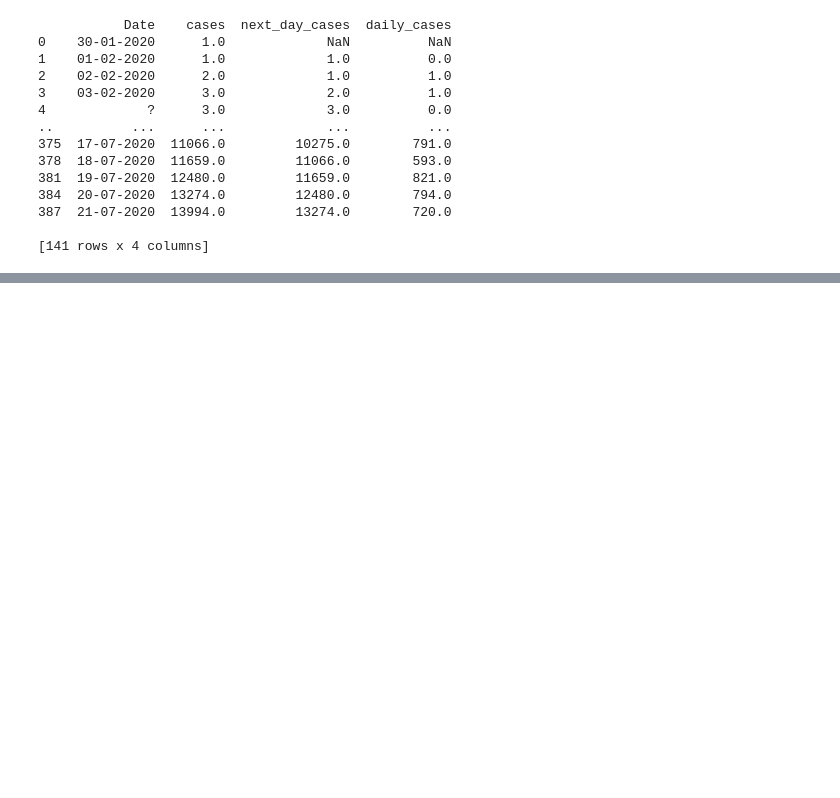
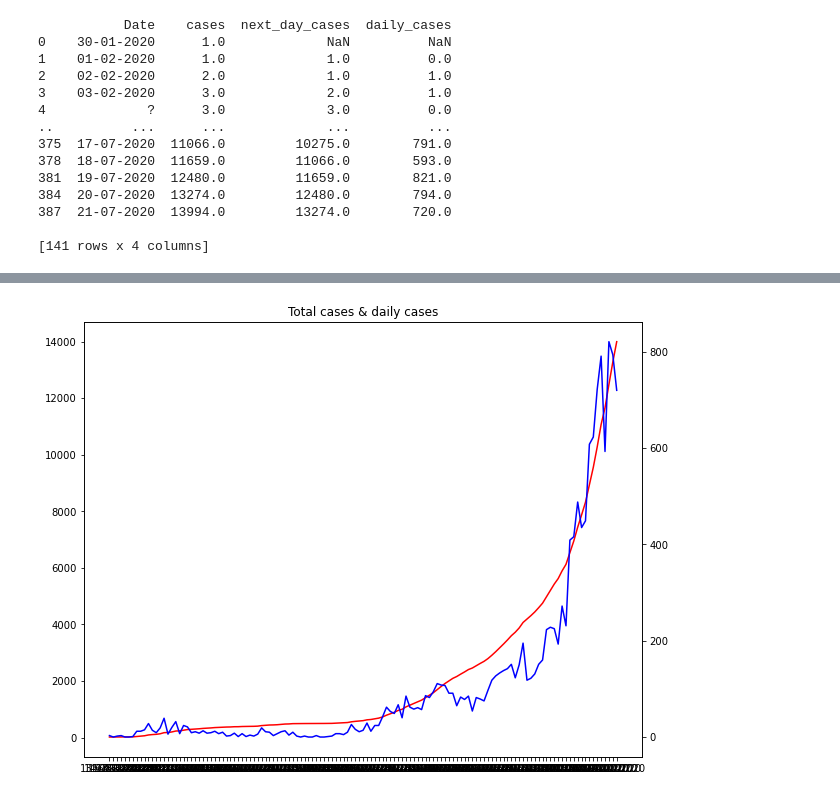
Before and after one commit to Nextgen-AI-solutions/ML_and_data_analysis, a Jupyter notebook: Covid_19.Analysis.ipynb, the cells around one changed output, grey strips where cells are left out. Drawn from its saved outputs; the diff is of its cells as text; code cells hidden in the pictures; blank space fills up the shorter version.

```diff
--- a/Covid_19.Analysis.ipynb
+++ b/Covid_19.Analysis.ipynb
@@ -155,0 +151,9 @@ plt.show()
+# %%
+ax1=plt.subplot(1,1,1)
+ax2=ax1.twinx()
+curve1=ax1.plot(xs,ys,'r',label='Total_Cases')
+curve2=ax2.plot(xs,ys2,'b',label='Daily_Cases')
+plt.title('Total cases & daily cases')
+plt.show()
+# %% [output]
+[figure, added]
```
Also changed, not shown: parts of 4 cells of this notebook.
